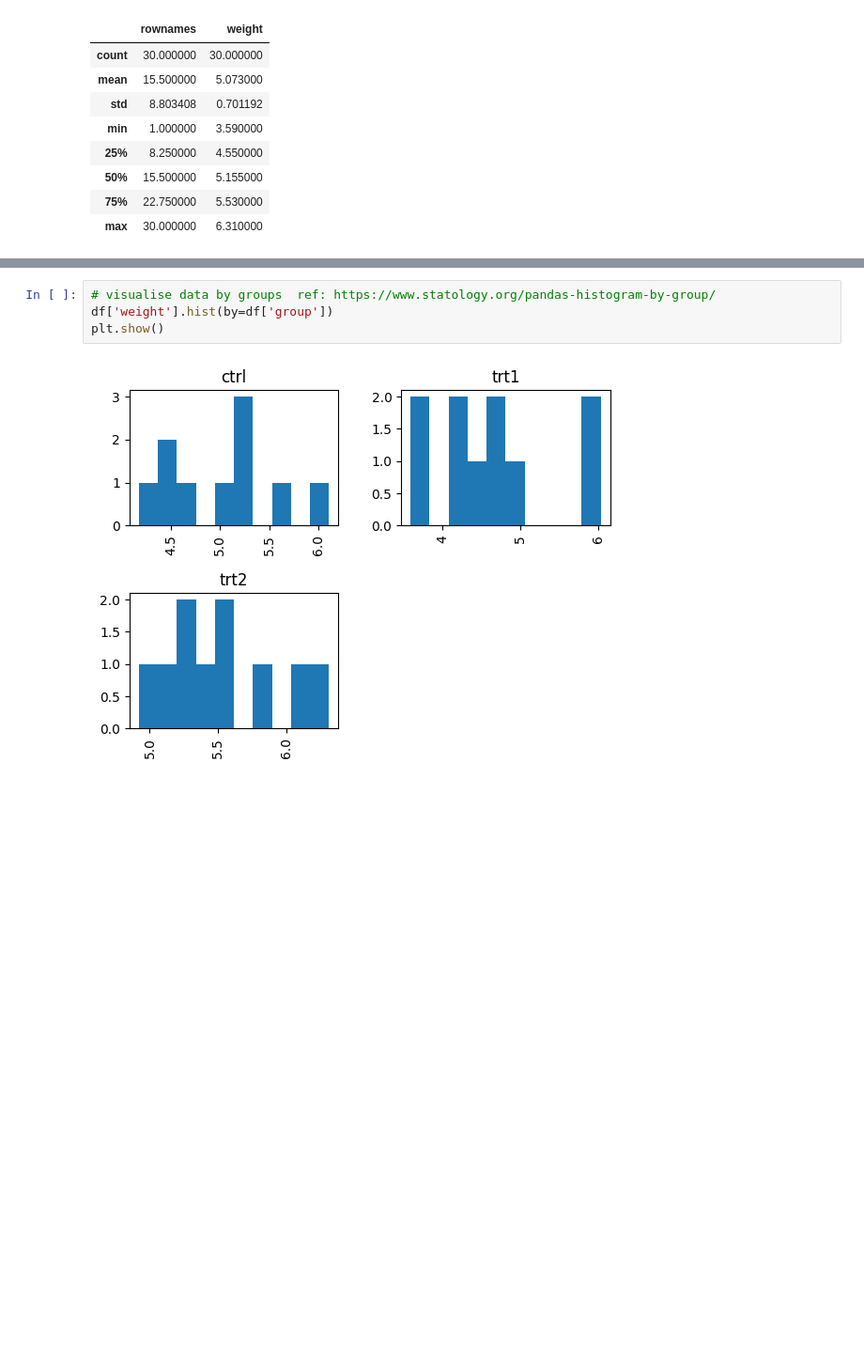
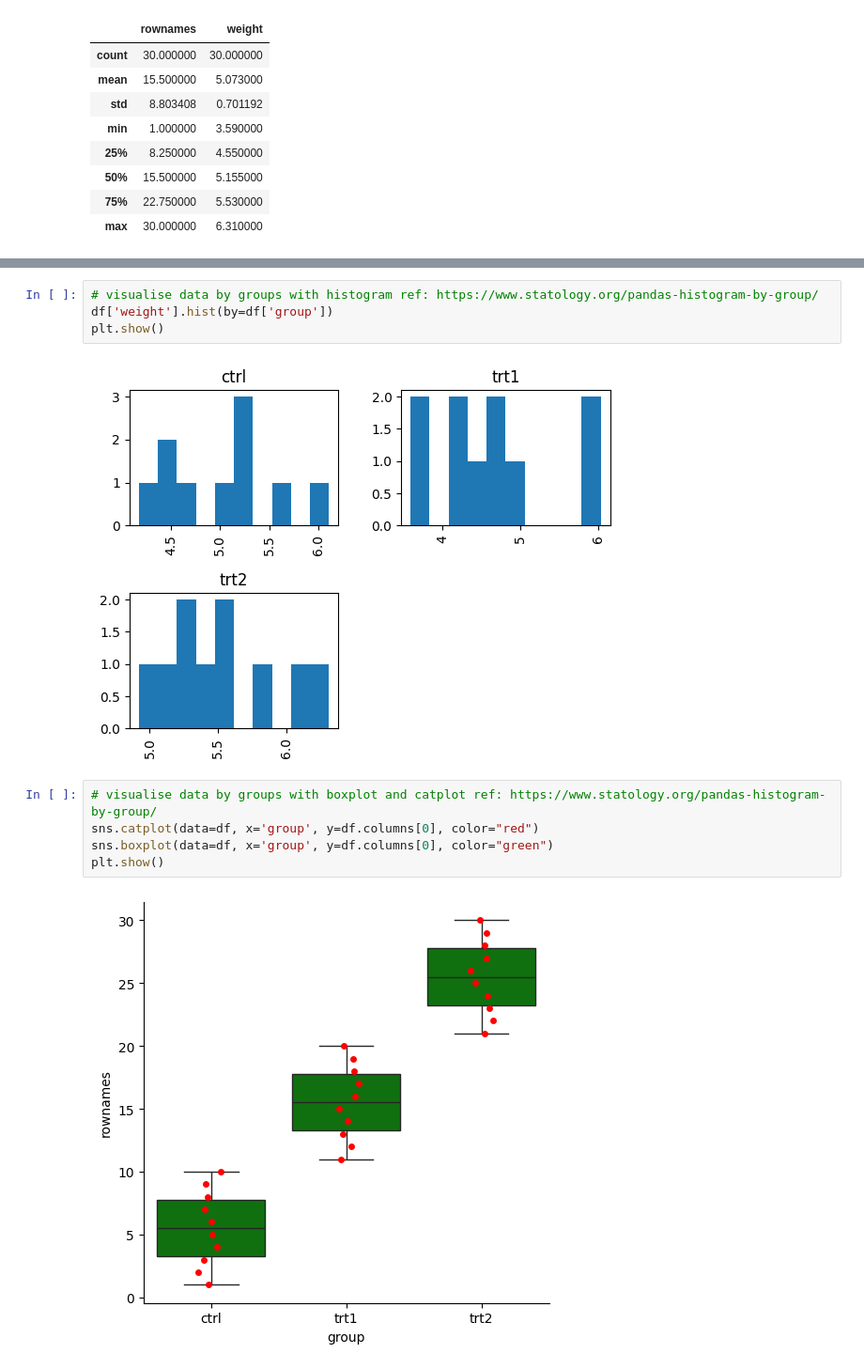
Before and after one commit to noyo0/AppliedStatistics2024, a Jupyter notebook: project.ipynb, the cells around one changed output, grey strips where cells are left out. Shown: that part at 94% size. Saved outputs shown, nothing was run; the diff lists cells and outputs as text; blank space fills up the shorter version.

```diff
--- a/project.ipynb
+++ b/project.ipynb
@@ -46,6 +61,13 @@ df.describe()
 # %%
-# visualise data by groups  ref: https://www.statology.org/pandas-histogram-by-group/
+# visualise data by groups with histogram ref: https://www.statology.org/pandas-histogram-by-group/
 df['weight'].hist(by=df['group'])
 plt.show()
 # %% [output]
 [figure]
+# %%
+# visualise data by groups with boxplot and catplot ref: https://www.statology.org/pandas-histogram-by-group/
+sns.catplot(data=df, x='group', y=df.columns[0], color="red")
+sns.boxplot(data=df, x='group', y=df.columns[0], color="green")
+plt.show()
+# %% [output]
+[figure, added]
```
Also changed, not shown: parts of 7 cells of this notebook.
